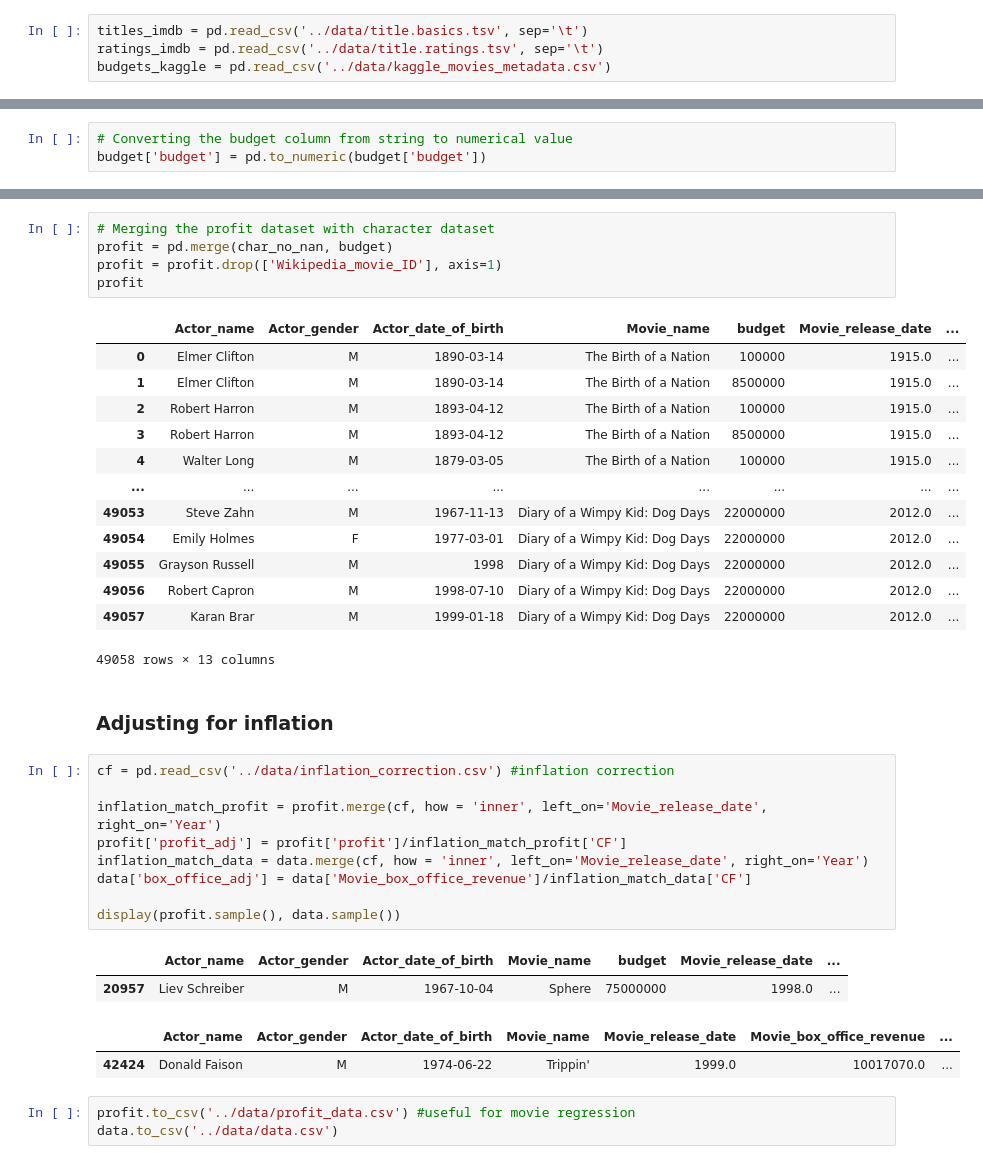
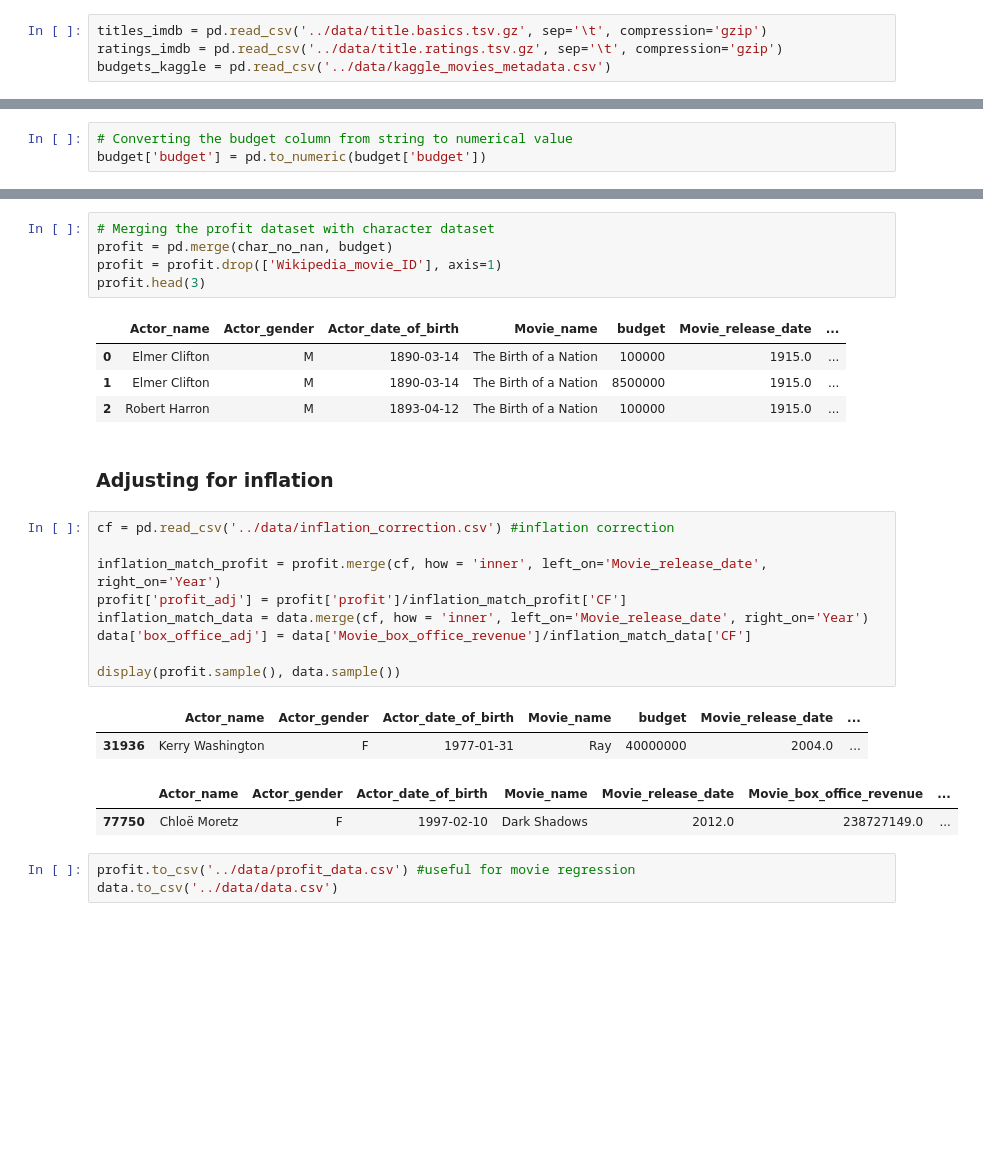
Before and after one commit to louisleger/ada-final-project, a Jupyter notebook: src/Data_Cleaning.ipynb, the cells around one changed output, grey strips where cells are left out. Drawn from its saved outputs; the diff is of its cells as text; blank space fills up the shorter version.

```diff
--- a/src/Data_Cleaning.ipynb
+++ b/src/Data_Cleaning.ipynb
@@ -7,7 +7,7 @@ import re
 # %% [markdown]
 ## Import Data
 # %%
-titles_imdb = pd.read_csv('../data/title.basics.tsv', sep='\t')
-ratings_imdb = pd.read_csv('../data/title.ratings.tsv', sep='\t')
+titles_imdb = pd.read_csv('../data/title.basics.tsv.gz', sep='\t', compression='gzip')
+ratings_imdb = pd.read_csv('../data/title.ratings.tsv.gz', sep='\t', compression='gzip')
 budgets_kaggle = pd.read_csv('../data/kaggle_movies_metadata.csv')
 # %%
@@ -421,22 +285,13 @@ budget
 # %%
 # Merging the profit dataset with character dataset
 profit = pd.merge(char_no_nan, budget)
 profit = profit.drop(['Wikipedia_movie_ID'], axis=1)
-profit
+profit.head(3)
 # %% [output]
 |  | Actor_name | Actor_gender | Actor_date_of_birth | Movie_name | budget | Movie_release_date | ... |
 | 0 | Elmer Clifton | M | 1890-03-14 | The Birth of a Nation | 100000 | 1915.0 | ... |
 | 1 | Elmer Clifton | M | 1890-03-14 | The Birth of a Nation | 8500000 | 1915.0 | ... |
 | 2 | Robert Harron | M | 1893-04-12 | The Birth of a Nation | 100000 | 1915.0 | ... |
-| 3 | Robert Harron | M | 1893-04-12 | The Birth of a Nation | 8500000 | 1915.0 | ... |
-| 4 | Walter Long | M | 1879-03-05 | The Birth of a Nation | 100000 | 1915.0 | ... |
-| ... | ... | ... | ... | ... | ... | ... | ... |
-| 49053 | Steve Zahn | M | 1967-11-13 | Diary of a Wimpy Kid: Dog Days | 22000000 | 2012.0 | ... |
-| 49054 | Emily Holmes | F | 1977-03-01 | Diary of a Wimpy Kid: Dog Days | 22000000 | 2012.0 | ... |
-| 49055 | Grayson Russell | M | 1998 | Diary of a Wimpy Kid: Dog Days | 22000000 | 2012.0 | ... |
-| 49056 | Robert Capron | M | 1998-07-10 | Diary of a Wimpy Kid: Dog Days | 22000000 | 2012.0 | ... |
-| 49057 | Karan Brar | M | 1999-01-18 | Diary of a Wimpy Kid: Dog Days | 22000000 | 2012.0 | ... |
-49058 rows × 13 columns
 # %% [markdown]
 ### Adjusting for inflation
 # %%
@@ -450,9 +305,9 @@ data['box_office_adj'] = data['Movie_box_office_revenue']/inflation_match_data['
 display(profit.sample(), data.sample())
 # %% [output]
 |  | Actor_name | Actor_gender | Actor_date_of_birth | Movie_name | budget | Movie_release_date | ... |
-| 20957 | Liev Schreiber | M | 1967-10-04 | Sphere | 75000000 | 1998.0 | ... |
+| 31936 | Kerry Washington | F | 1977-01-31 | Ray | 40000000 | 2004.0 | ... |
 |  | Actor_name | Actor_gender | Actor_date_of_birth | Movie_name | Movie_release_date | Movie_box_office_revenue | ... |
-| 42424 | Donald Faison | M | 1974-06-22 | Trippin' | 1999.0 | 10017070.0 | ... |
+| 77750 | Chloë Moretz | F | 1997-02-10 | Dark Shadows | 2012.0 | 238727149.0 | ... |
 # %%
 profit.to_csv('../data/profit_data.csv') #useful for movie regression
 data.to_csv('../data/data.csv')
```
Also changed, not shown: parts of 19 cells of this notebook.
